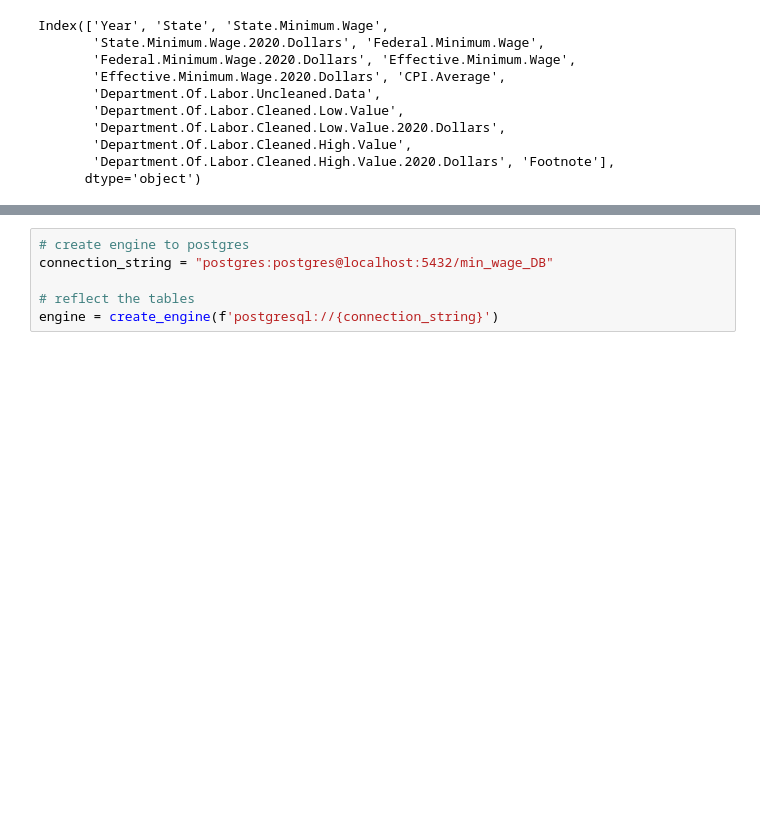
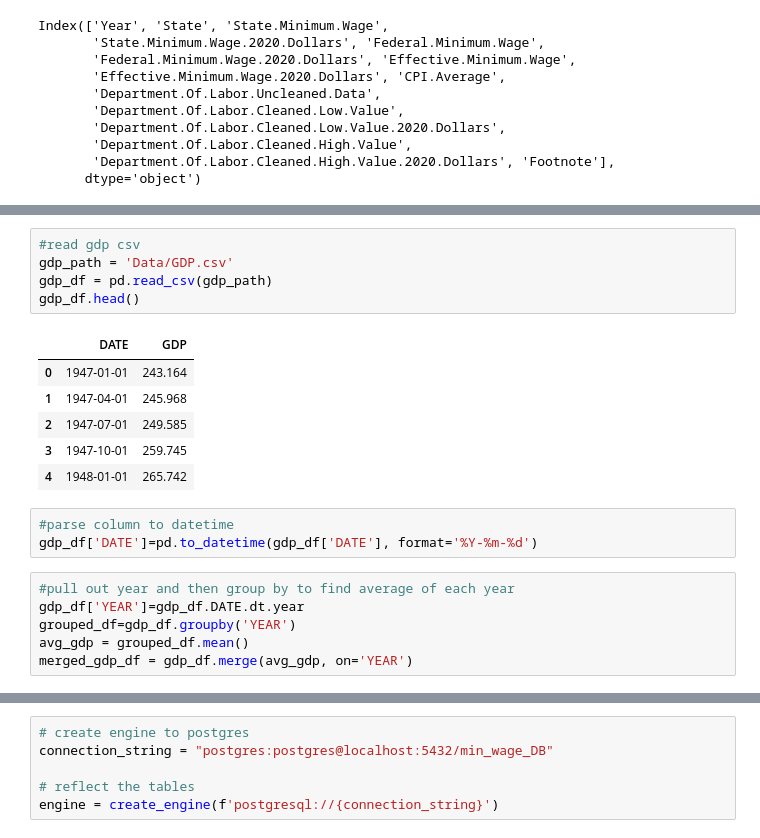
Before and after one commit to Corters22/minimum_wage, a Jupyter notebook: clean_data.ipynb, the cells around one changed output, grey strips where cells are left out. Saved outputs shown, nothing was run; the diff lists cells and outputs as text; blank space fills up the shorter version.

```diff
--- a/clean_data.ipynb
+++ b/clean_data.ipynb
@@ -104,0 +269,21 @@ state_educ_df = state_educ_df
+# %%
+#read gdp csv
+gdp_path = 'Data/GDP.csv'
+gdp_df = pd.read_csv(gdp_path)
+gdp_df.head()
+# %% [output]
+|  | DATE | GDP |
+| 0 | 1947-01-01 | 243.164 |
+| 1 | 1947-04-01 | 245.968 |
+| 2 | 1947-07-01 | 249.585 |
+| 3 | 1947-10-01 | 259.745 |
+| 4 | 1948-01-01 | 265.742 |
+# %%
+#parse column to datetime
+gdp_df['DATE']=pd.to_datetime(gdp_df['DATE'], format='%Y-%m-%d')
+# %%
+#pull out year and then group by to find average of each year
+gdp_df['YEAR']=gdp_df.DATE.dt.year
+grouped_df=gdp_df.groupby('YEAR')
+avg_gdp = grouped_df.mean()
+merged_gdp_df = gdp_df.merge(avg_gdp, on='YEAR')
```
Also changed, not shown: parts of 19 cells of this notebook.
